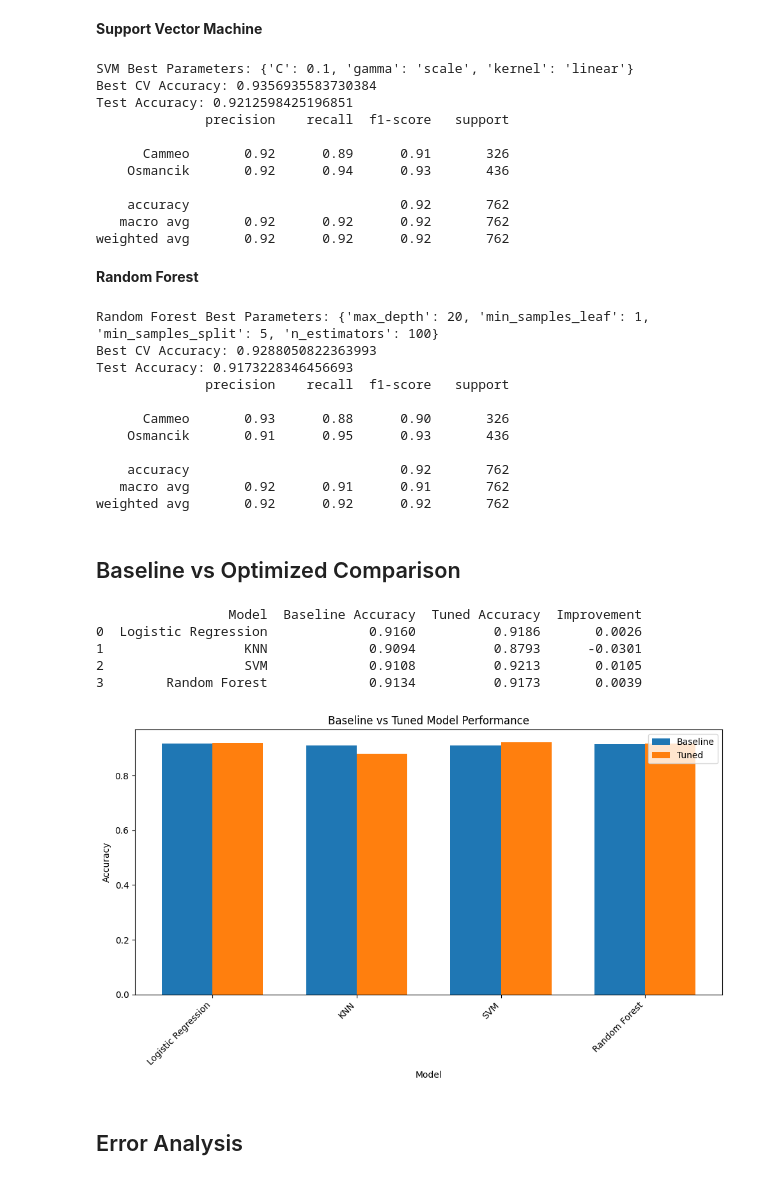
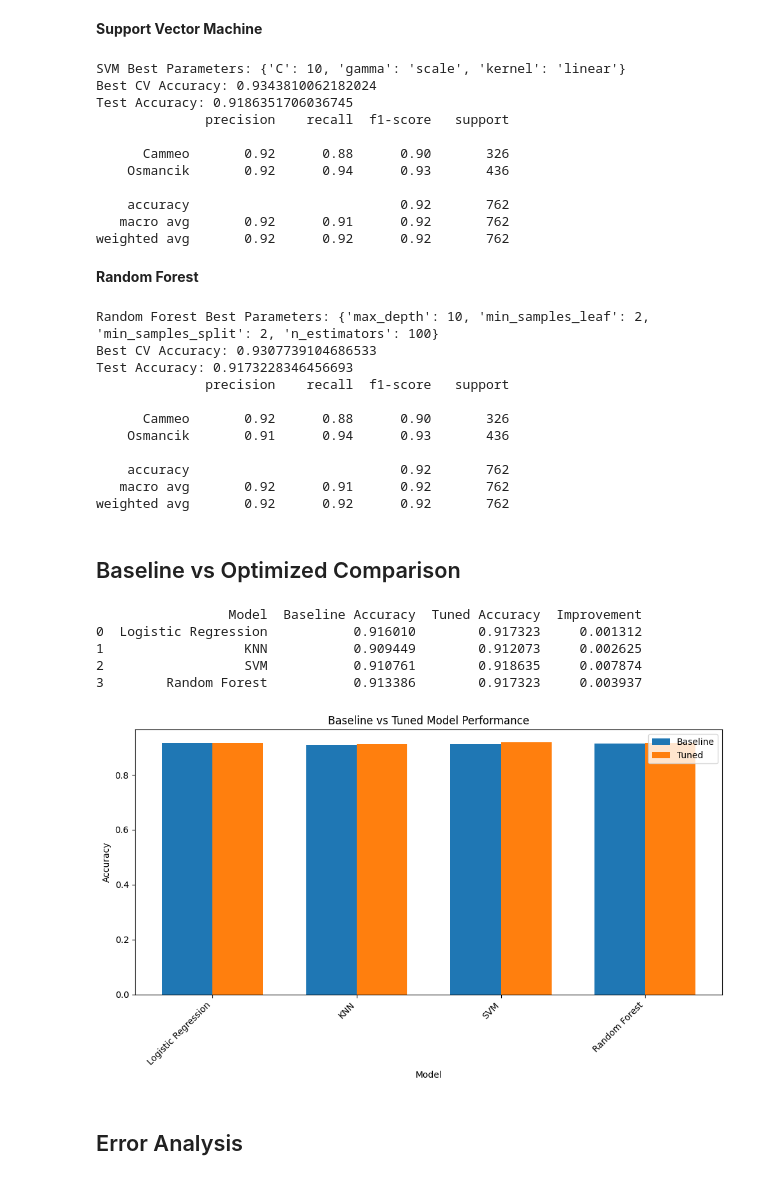
Before and after one commit to Ayushi-Manjapara/CSCI218-Rice-Classification-Grp-14, a Jupyter notebook: AI-Grp14-Code.ipynb, the cells around one changed output. Saved outputs shown, nothing was run; the diff lists cells and outputs as text; code cells hidden in the pictures.

```diff
--- a/AI-Grp14-Code.ipynb
+++ b/AI-Grp14-Code.ipynb
@@ -428,13 +468,13 @@ grid_lr = GridSearchCV(
     n_jobs=-1
 )
 
-grid_lr.fit(X_train, y_train)
+grid_lr.fit(X_train_scaled, y_train.values.ravel())
 
 print("Logistic Regression Best Parameters:", grid_lr.best_params_)
 print("Best CV Accuracy:", grid_lr.best_score_)
 
 best_lr = grid_lr.best_estimator_
-y_pred_lr = best_lr.predict(X_test)
+y_pred_lr = best_lr.predict(X_test_scaled)
 
 print("Test Accuracy:", accuracy_score(y_test, y_pred_lr))
 print(classification_report(y_test, y_pred_lr))
@@ -467,13 +507,13 @@ grid_knn = GridSearchCV(
     n_jobs=-1
 )
 
-grid_knn.fit(X_train, y_train)
+grid_knn.fit(X_train_scaled, y_train.values.ravel())
 
 print("kNN Best Parameters:", grid_knn.best_params_)
 print("Best CV Accuracy:", grid_knn.best_score_)
 
 best_knn = grid_knn.best_estimator_
-y_pred_knn = best_knn.predict(X_test)
+y_pred_knn = best_knn.predict(X_test_scaled)
 
 print("Test Accuracy:", accuracy_score(y_test, y_pred_knn))
 print(classification_report(y_test, y_pred_knn))
@@ -499,34 +539,34 @@ param_grid_svm = {
 }
 
 grid_svm = GridSearchCV(
-    SVC(),
+    SVC(probability=True),
     param_grid_svm,
     cv=5,
     scoring='accuracy',
     n_jobs=-1
 )
 
-grid_svm.fit(X_train, y_train)
+grid_svm.fit(X_train_scaled, y_train.values.ravel())
 
 print("SVM Best Parameters:", grid_svm.best_params_)
 print("Best CV Accuracy:", grid_svm.best_score_)
 
 best_svm = grid_svm.best_estimator_
-y_pred_svm = best_svm.predict(X_test)
+y_pred_svm = best_svm.predict(X_test_scaled)
 
 print("Test Accuracy:", accuracy_score(y_test, y_pred_svm))
 print(classification_report(y_test, y_pred_svm))
 # %% [output]
-SVM Best Parameters: {'C': 0.1, 'gamma': 'scale', 'kernel': 'linear'}
-Best CV Accuracy: 0.9356935583730384
-Test Accuracy: 0.9212598425196851
+SVM Best Parameters: {'C': 10, 'gamma': 'scale', 'kernel': 'linear'}
+Best CV Accuracy: 0.9343810062182024
+Test Accuracy: 0.9186351706036745
               precision    recall  f1-score   support
 
-      Cammeo       0.92      0.89      0.91       326
+      Cammeo       0.92      0.88      0.90       326
     Osmancik       0.92      0.94      0.93       436
 
     accuracy                           0.92       762
-   macro avg       0.92      0.92      0.92       762
+   macro avg       0.92      0.91      0.92       762
 weighted avg       0.92      0.92      0.92       762
 # %% [markdown]
 **Random Forest**
@@ -546,7 +586,7 @@ grid_rf = GridSearchCV(
     n_jobs=-1
 )
 
-grid_rf.fit(X_train, y_train)
+grid_rf.fit(X_train, y_train.values.ravel())
 
 print("Random Forest Best Parameters:", grid_rf.best_params_)
 print("Best CV Accuracy:", grid_rf.best_score_)
@@ -557,55 +597,63 @@ y_pred_rf = best_rf.predict(X_test)
 print("Test Accuracy:", accuracy_score(y_test, y_pred_rf))
 print(classification_report(y_test, y_pred_rf))
 # %% [output]
-Random Forest Best Parameters: {'max_depth': 20, 'min_samples_leaf': 1, 'min_samples_split': 5, 'n_estimators': 100}
-Best CV Accuracy: 0.9288050822363993
+Random Forest Best Parameters: {'max_depth': 10, 'min_samples_leaf': 2, 'min_samples_split': 2, 'n_estimators': 100}
+Best CV Accuracy: 0.9307739104686533
 Test Accuracy: 0.9173228346456693
               precision    recall  f1-score   support
 
-      Cammeo       0.93      0.88      0.90       326
-    Osmancik       0.91      0.95      0.93       436
+      Cammeo       0.92      0.88      0.90       326
+    Osmancik       0.91      0.94      0.93       436
 
     accuracy                           0.92       762
-   macro avg       0.92      0.91      0.91       762
+   macro avg       0.92      0.91      0.92       762
 weighted avg       0.92      0.92      0.92       762
 # %% [markdown]
 ## Baseline vs Optimized Comparison
 # %%
 # Compare baseline vs tuned models
+baseline_acc = {row[0]: row[1] for row in results}
+
 comparison_data = {
     'Model': ['Logistic Regression', 'KNN', 'SVM', 'Random Forest'],
-    'Baseline Accuracy': [0.9160, 0.9094, 0.9108, 0.9134],  # from your baseline results
-    'Tuned Accuracy': [0.9186, 0.8793, 0.9213, 0.9173],  # from your tuned results
+    'Baseline Accuracy': [
+        baseline_acc['Logistic Regression'],
+        baseline_acc['KNN (k=5)'],
+        baseline_acc['SVM (RBF Kernel)'],
+        baseline_acc['Random Forest']
+    ],
+    'Tuned Accuracy': [
+        accuracy_score(y_test, y_pred_lr),
+        accuracy_score(y_test, y_pred_knn),
+        accuracy_score(y_test, y_pred_svm),
+        accuracy_score(y_test, y_pred_rf)
+    ]
 }
 
 comparison_df = pd.DataFrame(comparison_data)
 comparison_df['Improvement'] = comparison_df['Tuned Accuracy'] - comparison_df['Baseline Accuracy']
-
 print(comparison_df)
 
-# Visualize comparison
 fig, ax = plt.subplots(figsize=(10, 6))
 x = np.arange(len(comparison_df))
 width = 0.35
-
 bars1 = ax.bar(x - width/2, comparison_df['Baseline Accuracy'], width, label='Baseline')
 bars2 = ax.bar(x + width/2, comparison_df['Tuned Accuracy'], width, label='Tuned')
-
 ax.set_xlabel('Model')
 ax.set_ylabel('Accuracy')
 ax.set_title('Baseline vs Tuned Model Performance')
 ax.set_xticks(x)
 ax.set_xticklabels(comparison_df['Model'], rotation=45, ha='right')
 ax.legend()
 plt.tight_layout()
 plt.show()
 # %% [output]
                  Model  Baseline Accuracy  Tuned Accuracy  Improvement
-0  Logistic Regression             0.9160          0.9186       0.0026
-1                  KNN             0.9094          0.8793      -0.0301
-2                  SVM             0.9108          0.9213       0.0105
-3        Random Forest             0.9134          0.9173       0.0039
+0  Logistic Regression           0.916010        0.917323     0.001312
+1                  KNN           0.909449        0.912073     0.002625
+2                  SVM           0.910761        0.918635     0.007874
+3        Random Forest           0.913386        0.917323     0.003937
-[figure, old version]
+[figure, new version]
 # %% [markdown]
 ## Error Analysis
 # %%
```
Also changed, not shown: parts of 14 cells of this notebook.
